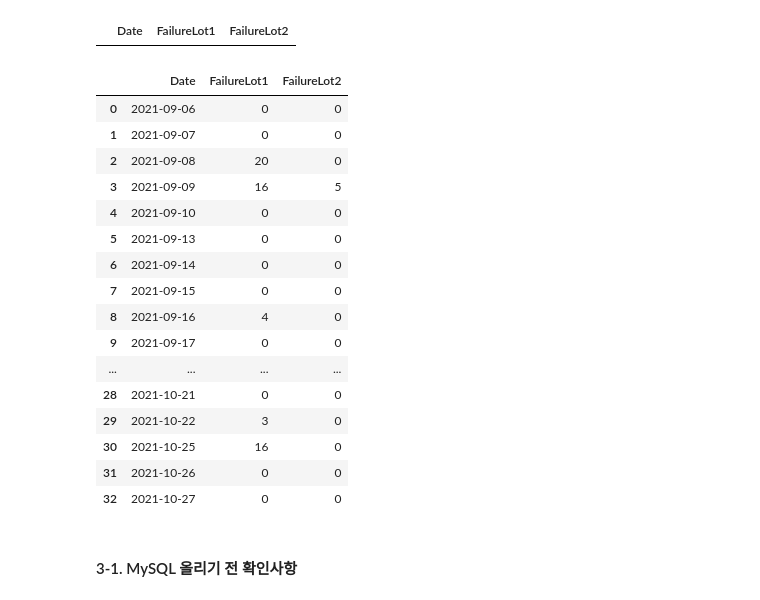
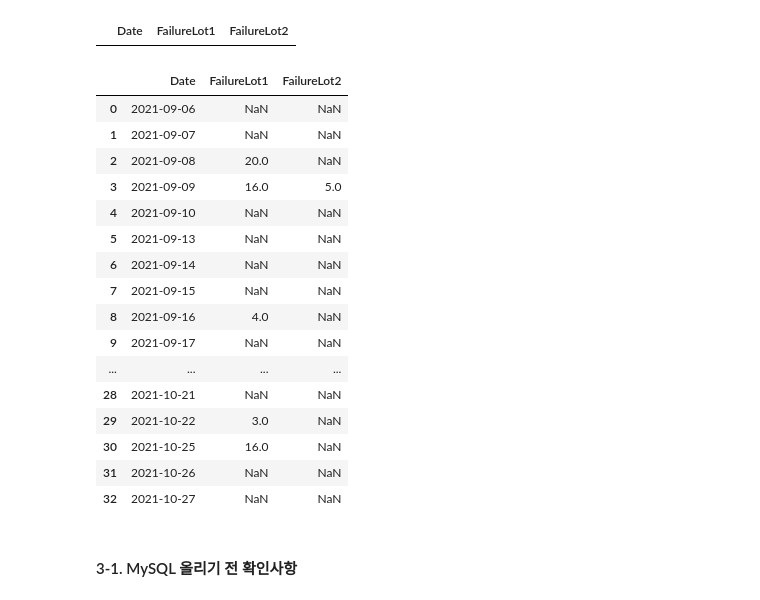
Before and after one commit to och5351/Bigdata_busan, a Jupyter notebook: hng/SQL_input.ipynb, the cells around one changed output. Cells and saved outputs as stored; diff of their text form; code cells hidden in the pictures.

```diff
--- a/hng/SQL_input.ipynb
+++ b/hng/SQL_input.ipynb
@@ -79,18 +79,36 @@ var_df
 |  | Index | Date | Time | Lot | pH | Temp | Voltage |
 # %%
 for file in varfilelist:
-    # csv의 데이터들을 dataframe으로 불러오기
+    # 3-2. csv의 데이터들을 dataframe으로 불러오기
     df = pd.read_csv(var_path + file)
-    # Date 컬럼 생성
+
+    # 3-3. Date 컬럼 생성
     date = file.split('-')[-1].replace('.','-')
     date = date.removesuffix('-' + date.split('-')[-1])
     df['Date'] = date
-    # 컬럼 순서 조정
+
+    # 3-4. Time을 HH:MM:SS 형태로 조정
+    adj_time = list()
+    for time in df['Time']:
+        tmp = time.split(':')
+        # 3-4-1. 오전·오후 문자를 제거하고 오후일 경우 +12를 해준다
+        if tmp[0].split(' ')[0] == '오후':
+            tmp[0] = str(int(tmp[0].split(' ')[-1]) + 12)
+        else:
+            tmp[0] = tmp[0].split(' ')[-1]
+        # 3-4-2. HH:MM:SS 형태로 합쳐주고 소수점 뒷부분은 제거한다
+        tmp = ':'.join(tmp).split('.')[0]
+        adj_time.append(tmp)
+    # 3-4-3. Time 컬럼을 조정된 형태로 바꾼다
+    df['Time'] = adj_time
+
+    # 3-5. 컬럼 순서 조정
     df = df[['Index', 'Date', 'Time', 'Lot', 'pH', 'Temp', 'Voltage']]
-    # 각각의 파일들에서 나온 dataframe 전부 합치기
+
+    # 3-6. 각각의 파일들에서 나온 dataframe 전부 합치기
     var_df = pd.concat([var_df, df], axis=0)
 
-# 인덱스 조정
+# 3-7. 인덱스 깔끔하게 처리
 var_df.reset_index(inplace=True)
 var_df = var_df.drop(columns=['index', 'Index'])
 var_df
@@ -305,34 +287,37 @@ err_df
 # %%
 for file in errfilelist:
     # csv의 데이터들을 dataframe으로 불러오기
     df = pd.read_csv(err_path + file)
     # 컬럼 이름 조정 필요
     df.rename(columns = {'0':'Date', '1':'FailureLot1', '2':'FailureLot2'}, inplace=True)
+
     # FailureLot1, FailureLot2 INT로 바꿔주기: 결측치가 있으므로 0으로 채워주고 바꾼다
-    df['FailureLot1'] = df['FailureLot1'].fillna(0).astype(int)
-    df['FailureLot2'] = df['FailureLot2'].fillna(0).astype(int)
+    # df.to_sql() 할 때 INT로 설정하면 INT로 들어가서 이 작업이 필요할지는 정확히 모르겠다
+    # df['FailureLot1'] = df['FailureLot1'].fillna(0).astype(int)
+    # df['FailureLot2'] = df['FailureLot2'].fillna(0).astype(int)
+
     # 각각의 파일들에서 나온 dataframe 전부 합치기
     err_df = pd.concat([err_df, df], axis=0)
 
 err_df
 # %% [output]
 |  | Date | FailureLot1 | FailureLot2 |
-| 0 | 2021-09-06 | 0 | 0 |
-| 1 | 2021-09-07 | 0 | 0 |
-| 2 | 2021-09-08 | 20 | 0 |
-| 3 | 2021-09-09 | 16 | 5 |
-| 4 | 2021-09-10 | 0 | 0 |
-| 5 | 2021-09-13 | 0 | 0 |
-| 6 | 2021-09-14 | 0 | 0 |
-| 7 | 2021-09-15 | 0 | 0 |
-| 8 | 2021-09-16 | 4 | 0 |
-| 9 | 2021-09-17 | 0 | 0 |
+| 0 | 2021-09-06 | NaN | NaN |
+| 1 | 2021-09-07 | NaN | NaN |
+| 2 | 2021-09-08 | 20.0 | NaN |
+| 3 | 2021-09-09 | 16.0 | 5.0 |
+| 4 | 2021-09-10 | NaN | NaN |
+| 5 | 2021-09-13 | NaN | NaN |
+| 6 | 2021-09-14 | NaN | NaN |
+| 7 | 2021-09-15 | NaN | NaN |
+| 8 | 2021-09-16 | 4.0 | NaN |
+| 9 | 2021-09-17 | NaN | NaN |
 | ... | ... | ... | ... |
-| 28 | 2021-10-21 | 0 | 0 |
-| 29 | 2021-10-22 | 3 | 0 |
-| 30 | 2021-10-25 | 16 | 0 |
-| 31 | 2021-10-26 | 0 | 0 |
-| 32 | 2021-10-27 | 0 | 0 |
+| 28 | 2021-10-21 | NaN | NaN |
+| 29 | 2021-10-22 | 3.0 | NaN |
+| 30 | 2021-10-25 | 16.0 | NaN |
+| 31 | 2021-10-26 | NaN | NaN |
+| 32 | 2021-10-27 | NaN | NaN |
 # %% [markdown]
 #### 3-1. MySQL 올리기 전 확인사항
 # %%
```
Also changed, not shown: parts of 15 cells of this notebook.
